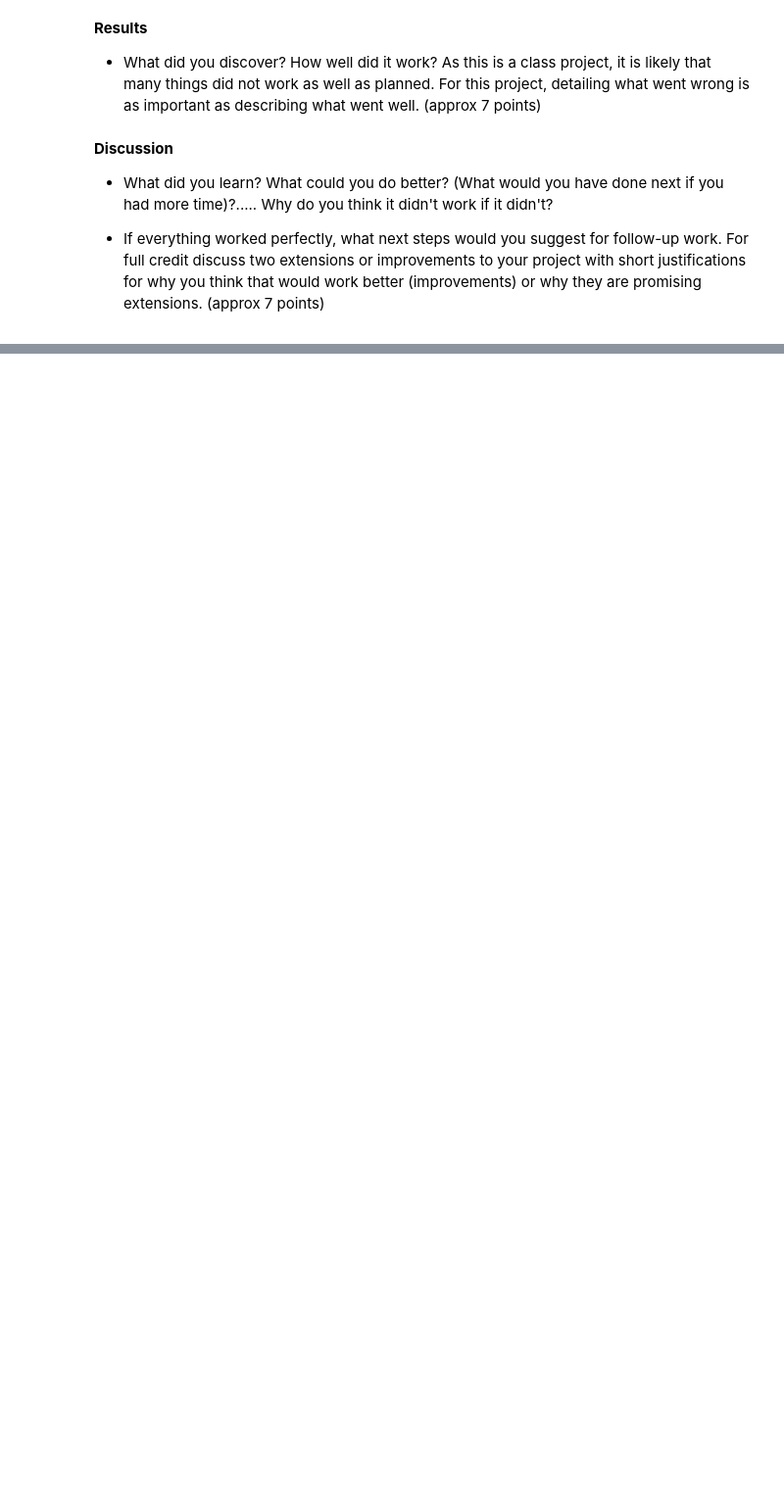
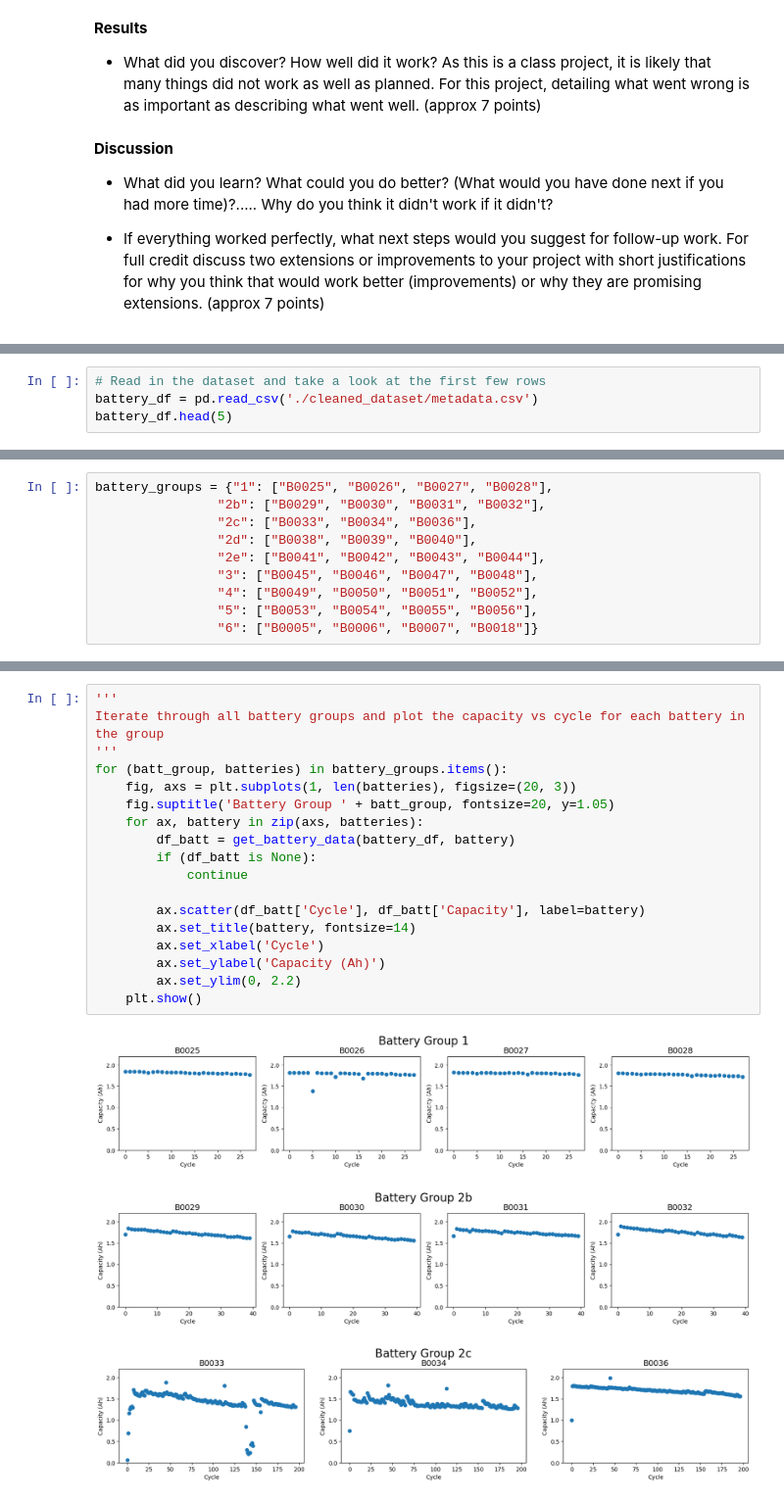
Before and after one commit to MKMiyagi/COGS_118B, a Jupyter notebook: Final_Project.ipynb, the cells around one changed output, grey strips where cells are left out. Shown: that part at 98% size. Cells and saved outputs as stored; diff of their text form; blank space fills up the shorter version.

```diff
--- a/Final_Project.ipynb
+++ b/Final_Project.ipynb
@@ -39,0 +41,4 @@ df = pd.read_csv('./cleaned_dataset/metadata.csv')
+# %%
+# Read in the dataset and take a look at the first few rows
+battery_df = pd.read_csv('./cleaned_dataset/metadata.csv')
+battery_df.head(5)
@@ -39,0 +66,10 @@ df = pd.read_csv('./cleaned_dataset/metadata.csv')
+# %%
+battery_groups = {"1": ["B0025", "B0026", "B0027", "B0028"],
+                "2b": ["B0029", "B0030", "B0031", "B0032"],
+                "2c": ["B0033", "B0034", "B0036"],
+                "2d": ["B0038", "B0039", "B0040"],
+                "2e": ["B0041", "B0042", "B0043", "B0044"],
+                "3": ["B0045", "B0046", "B0047", "B0048"],
+                "4": ["B0049", "B0050", "B0051", "B0052"],
+                "5": ["B0053", "B0054", "B0055", "B0056"],
+                "6": ["B0005", "B0006", "B0007", "B0018"]}
@@ -39,0 +121,22 @@ df = pd.read_csv('./cleaned_dataset/metadata.csv')
+# %%
+'''
+Iterate through all battery groups and plot the capacity vs cycle for each battery in the group
+'''
+for (batt_group, batteries) in battery_groups.items():
+    fig, axs = plt.subplots(1, len(batteries), figsize=(20, 3))
+    fig.suptitle('Battery Group ' + batt_group, fontsize=20, y=1.05)
+    for ax, battery in zip(axs, batteries):
+        df_batt = get_battery_data(battery_df, battery)
+        if (df_batt is None):
+            continue
+
+        ax.scatter(df_batt['Cycle'], df_batt['Capacity'], label=battery)
+        ax.set_title(battery, fontsize=14)
+        ax.set_xlabel('Cycle')
+        ax.set_ylabel('Capacity (Ah)')
+        ax.set_ylim(0, 2.2)
+    plt.show()
+# %% [output]
+[figure, added]
+[figure, added]
+[figure, added]
```
Also changed, not shown: parts of 18 cells of this notebook.
